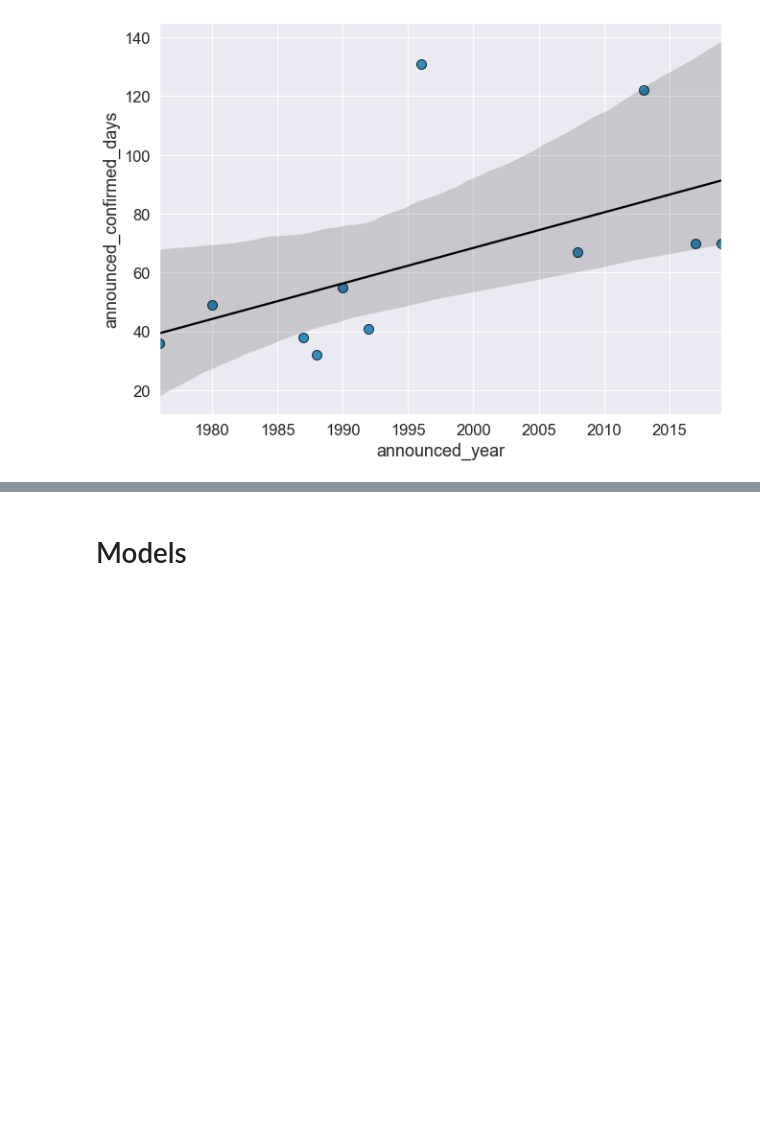
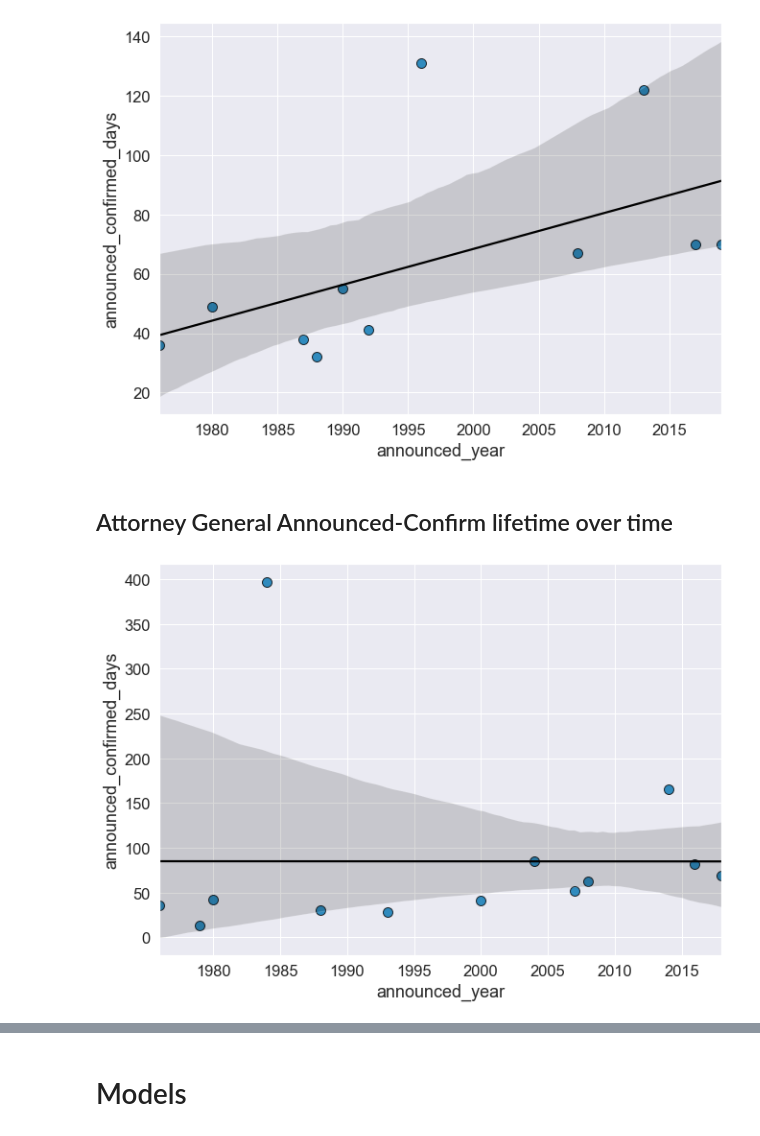
Before and after one commit to nmmichalak/presidential_cabinet_confirmation_predictions, a Jupyter notebook: 202101_biden_cabinet_confirmation_predictions.ipynb, the cells around one changed output, grey strips where cells are left out. Cells and saved outputs as stored; diff of their text form; code cells hidden in the pictures; blank space fills up the shorter version.

```diff
--- a/202101_biden_cabinet_confirmation_predictions.ipynb
+++ b/202101_biden_cabinet_confirmation_predictions.ipynb
@@ -229,4 +247,12 @@ fig, axes = plt.subplots(figsize = (10.5, 7.5))
 sns.regplot(x = "announced_year", y = "announced_confirmed_days", data = nominee_announced_confirmed.query("position == 'Secretary of Labor'"), scatter_kws = {"s": 100, "edgecolor": "black"}, lowess = False, line_kws = {"color": "black"}, ax = axes);
 # %% [output]
 [figure]
+# %% [markdown]
+## Attorney General Announced-Confirm lifetime over time
+# %%
+fig, axes = plt.subplots(figsize = (10.5, 7.5))
+
+sns.regplot(x = "announced_year", y = "announced_confirmed_days", data = nominee_announced_confirmed.query("position == 'Attorney General'"), scatter_kws = {"s": 100, "edgecolor": "black"}, lowess = False, line_kws = {"color": "black"}, ax = axes);
+# %% [output]
+[figure, added]
 # %%
```
Also changed, not shown: parts of 25 cells of this notebook, 2 other files.
